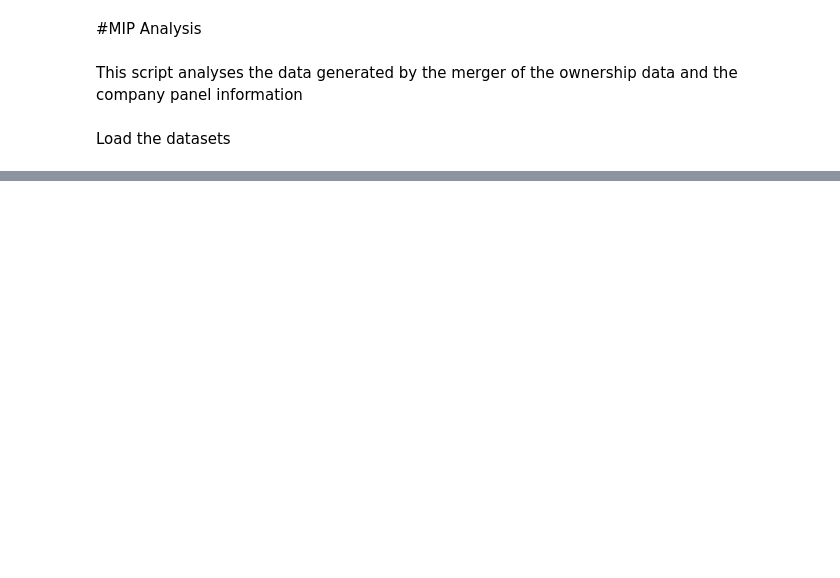
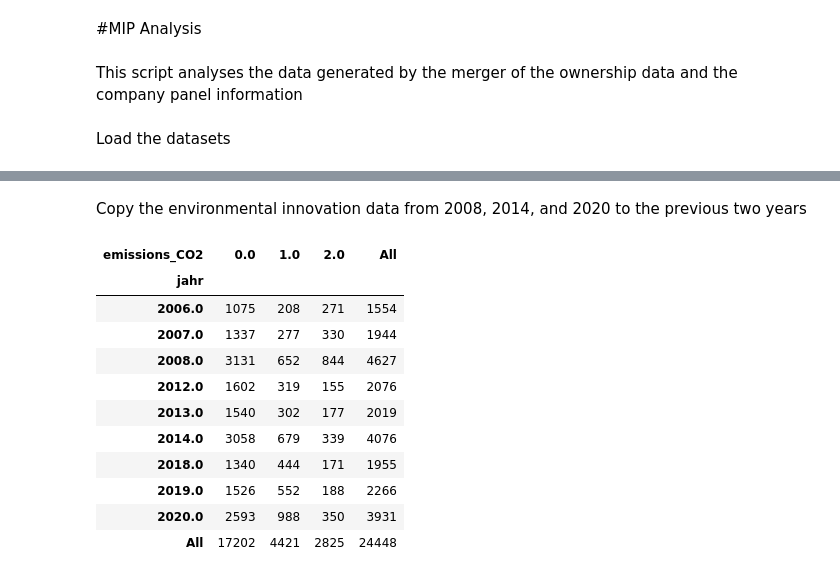
Before and after one commit to lucasanolte/bachelorarbeit, a Jupyter notebook: MIP_descriptive.ipynb, the cells around one changed output, grey strips where cells are left out. Cells and saved outputs as stored; diff of their text form; code cells hidden in the pictures; blank space fills up the shorter version.

```diff
--- a/MIP_descriptive.ipynb
+++ b/MIP_descriptive.ipynb
@@ -62,0 +74,22 @@ Descriptive statistics for 'emissions_CO2' variable in df_merged_companies for e
+# %% [markdown]
+Copy the environmental innovation data from 2008, 2014, and 2020 to the previous two years
+# %%
+eco_innovations = ["oekpz1", "oekpz2", "oekpz3", "oekpz4", "oekpz5", "oekpz6", "oekpz7", "oekpz8", "oekpz9", "oekpz_avg", "oekpd1", "oekpd2", "oekpd3", "oekpd4", "oekpd_avg" , "emissions_CO2", "emissions_other" , "material_use", "recycling", "hazardous_material"]
+for variable in eco_innovations:
+    df_merged_companies[variable] = df_merged_companies.groupby(['companyid', 'period'])[variable].transform('max')
+    df_merged_owners[variable] = df_merged_owners.groupby(['companyid', 'period'])[variable].transform('max')
+# %%
+pd.crosstab(df_merged_companies['jahr'], df_merged_companies['emissions_CO2'], margins=True)
+# %% [output]
+| emissions_CO2 | 0.0 | 1.0 | 2.0 | All |
+| jahr |  |  |  |  |
+| 2006.0 | 1075 | 208 | 271 | 1554 |
+| 2007.0 | 1337 | 277 | 330 | 1944 |
+| 2008.0 | 3131 | 652 | 844 | 4627 |
+| 2012.0 | 1602 | 319 | 155 | 2076 |
+| 2013.0 | 1540 | 302 | 177 | 2019 |
+| 2014.0 | 3058 | 679 | 339 | 4076 |
+| 2018.0 | 1340 | 444 | 171 | 1955 |
+| 2019.0 | 1526 | 552 | 188 | 2266 |
+| 2020.0 | 2593 | 988 | 350 | 3931 |
+| All | 17202 | 4421 | 2825 | 24448 |
```
Also changed, not shown: parts of 2 cells of this notebook.
